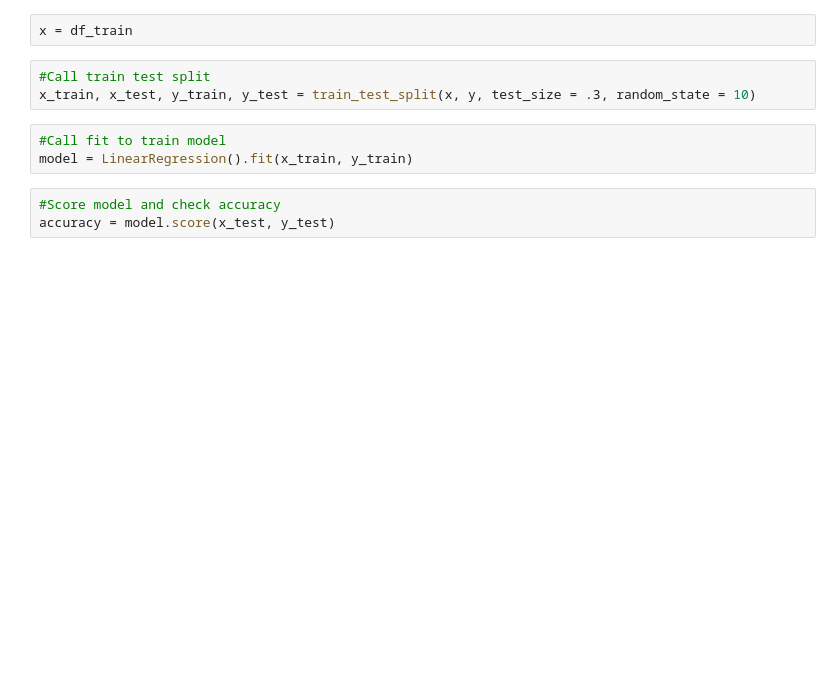
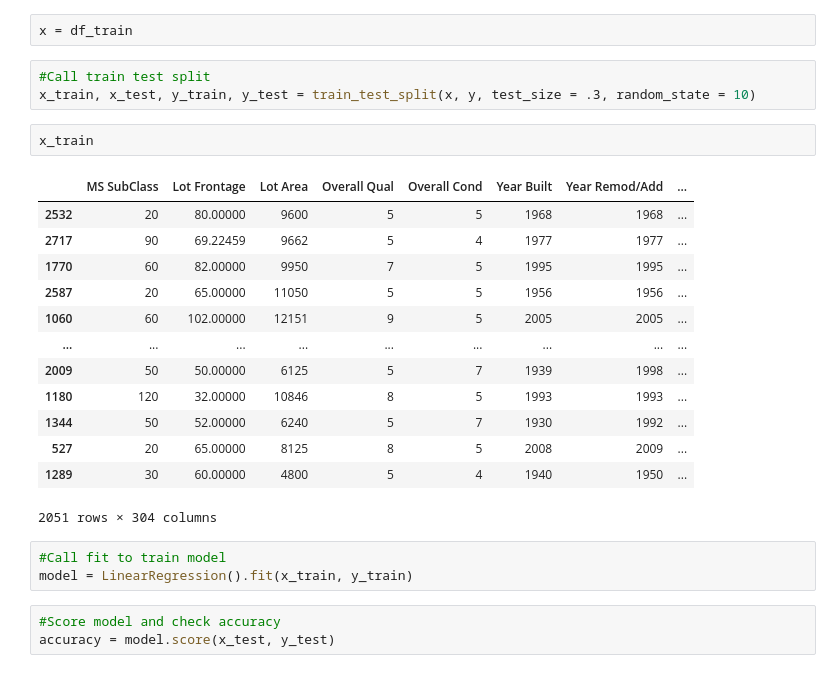
Before and after one commit to jomccoy/cs630project, a Jupyter notebook: 4.predictions.ipynb, the cells around one changed output. Drawn from its saved outputs; the diff is of its cells as text; blank space fills up the shorter version.

```diff
--- a/4.predictions.ipynb
+++ b/4.predictions.ipynb
@@ -37,6 +40,22 @@ x = df_train
 # %%
 #Call train test split
 x_train, x_test, y_train, y_test = train_test_split(x, y, test_size = .3, random_state = 10)
+# %%
+x_train
+# %% [output]
+|  | MS SubClass | Lot Frontage | Lot Area | Overall Qual | Overall Cond | Year Built | Year Remod/Add | ... |
+| 2532 | 20 | 80.00000 | 9600 | 5 | 5 | 1968 | 1968 | ... |
+| 2717 | 90 | 69.22459 | 9662 | 5 | 4 | 1977 | 1977 | ... |
+| 1770 | 60 | 82.00000 | 9950 | 7 | 5 | 1995 | 1995 | ... |
+| 2587 | 20 | 65.00000 | 11050 | 5 | 5 | 1956 | 1956 | ... |
+| 1060 | 60 | 102.00000 | 12151 | 9 | 5 | 2005 | 2005 | ... |
+| ... | ... | ... | ... | ... | ... | ... | ... | ... |
+| 2009 | 50 | 50.00000 | 6125 | 5 | 7 | 1939 | 1998 | ... |
+| 1180 | 120 | 32.00000 | 10846 | 8 | 5 | 1993 | 1993 | ... |
+| 1344 | 50 | 52.00000 | 6240 | 5 | 7 | 1930 | 1992 | ... |
+| 527 | 20 | 65.00000 | 8125 | 8 | 5 | 2008 | 2009 | ... |
+| 1289 | 30 | 60.00000 | 4800 | 5 | 4 | 1940 | 1950 | ... |
+2051 rows × 304 columns
 # %%
 #Call fit to train model
 model = LinearRegression().fit(x_train, y_train)
```
Also changed, not shown: parts of 4 cells of this notebook, 3 other files.
